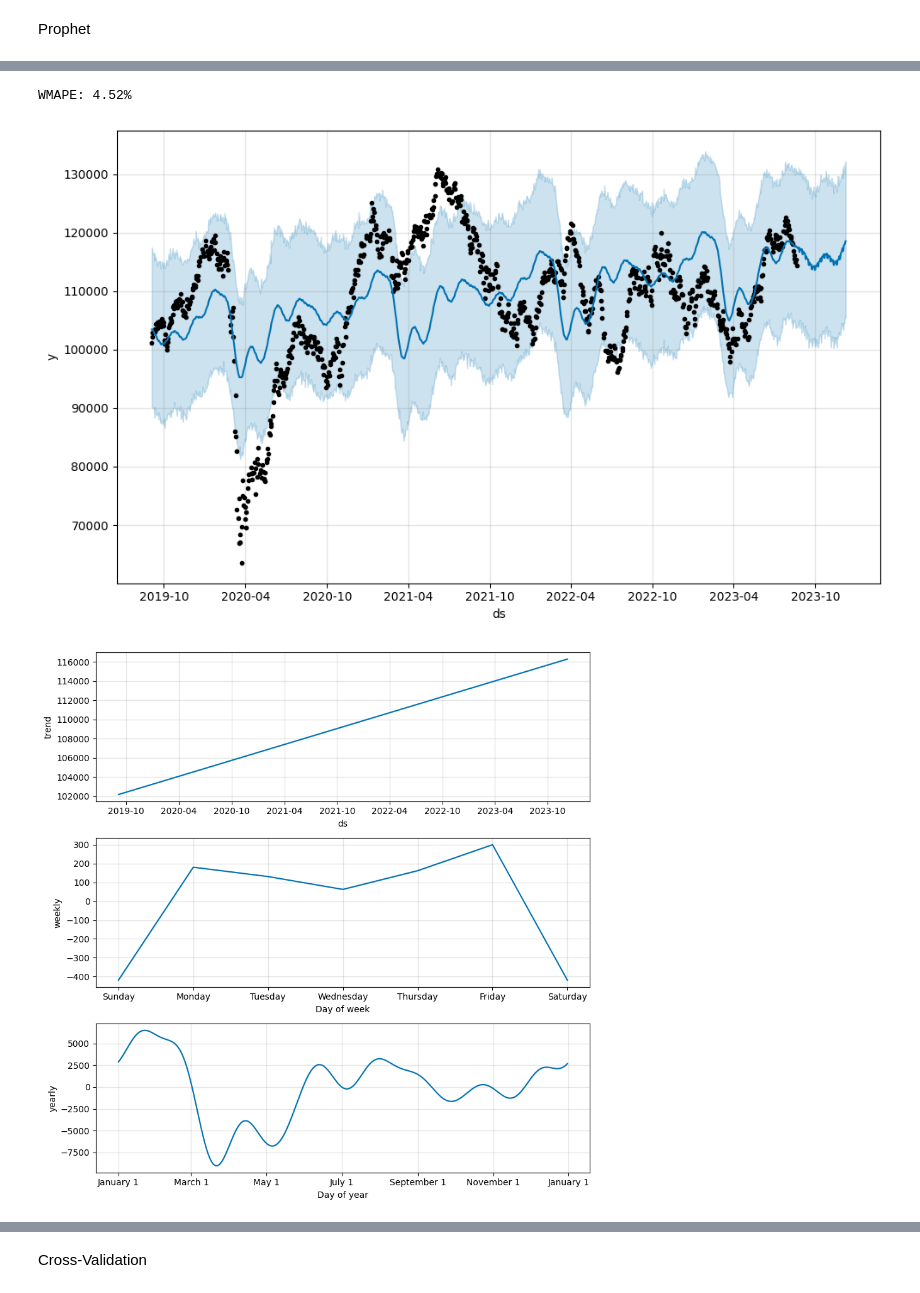
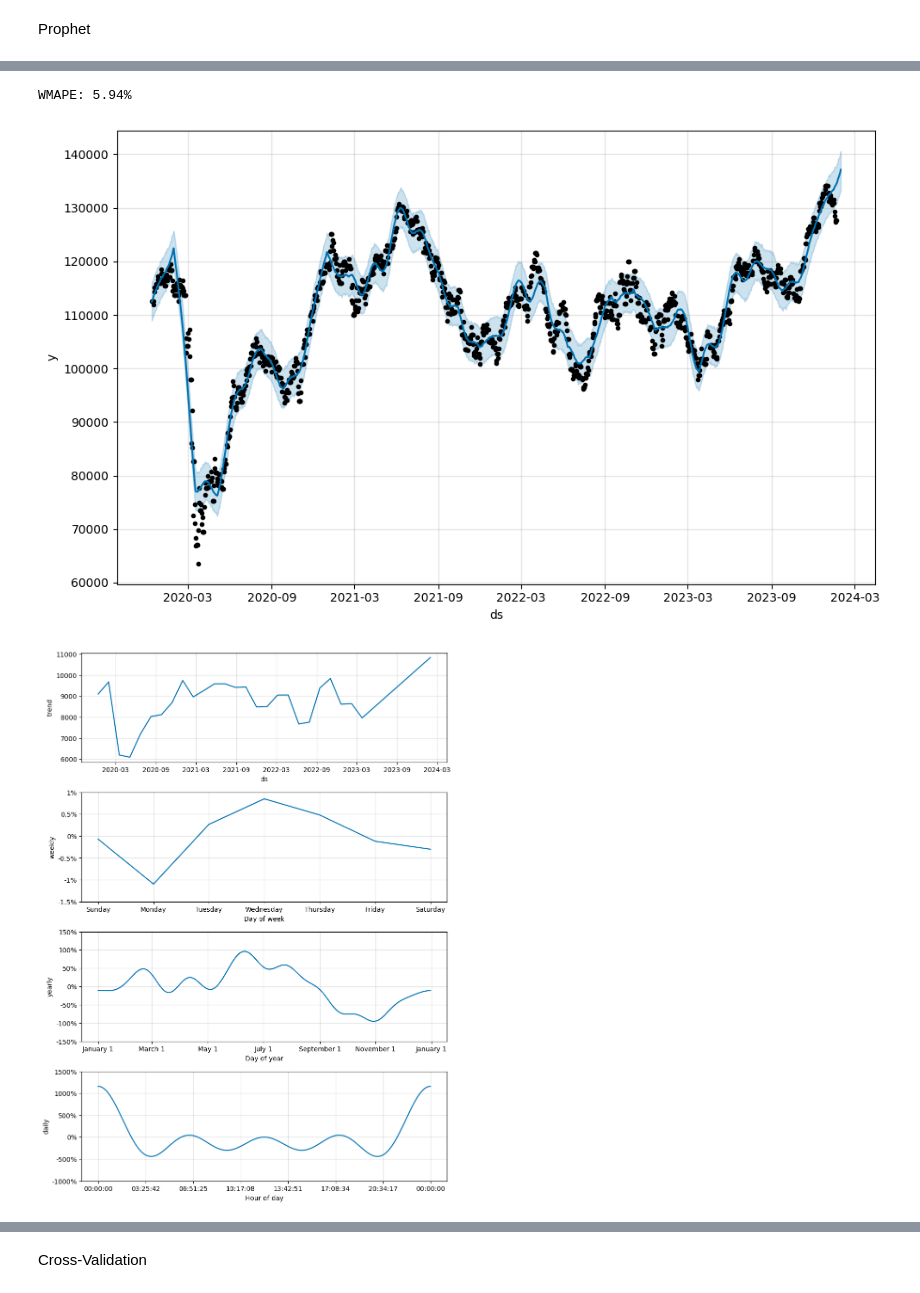
Before and after one commit to iharary/Fiap_Tech_Challenge_02, a Jupyter notebook: notebooks/IBOV.ipynb, the cells around one changed output, grey strips where cells are left out. Saved outputs shown, nothing was run; the diff lists cells and outputs as text; code cells hidden in the pictures.

```diff
--- a/notebooks/IBOV.ipynb
+++ b/notebooks/IBOV.ipynb
@@ -61,7 +61,7 @@ inicio = '1900-01-01'
 fim = '2024-01-31'
 window = 12
 
-data_inicio_modelo = '2021-01-31'
+data_inicio_modelo = '2020-01-31'
 
 # Converte as strings para datas
 fim_date = datetime.strptime(fim, '%Y-%m-%d')
@@ -72,6 +72,9 @@ total_dias = (fim_date - data_inicio_modelo_date).days
 
 treino_dias = int(total_dias * 0.90)
 teste_dias = int(total_dias * 0.10)
+
+treino_dias = 1000
+teste_dias = 10
 # %%
 
 
@@ -330,6 +322,18 @@ df_fechamento_estacionaria.columns = ['ds', 'y']
 df_fechamento_estacionaria['unique_id'] = 'IBOV'
 
 df_modelo = df_fechamento_estacionaria.copy()
+# %%
+#renomear o campo date para ds, campo close para y e criar o campo unique_id
+#df_fechamento_n_estacionaria = df_close.copy()
+df_fechamento_n_estacionaria = df_close_last.copy()
+df_fechamento_n_estacionaria['id'] = range(1, len(df_fechamento_n_estacionaria) + 1)
+df_fechamento_n_estacionaria.reset_index(inplace=True)
+df_fechamento_n_estacionaria = df_fechamento_n_estacionaria.set_index('id')
+df_fechamento_n_estacionaria['Date'] = pd.to_datetime(df_fechamento_n_estacionaria['Date'], format='%Y-%m-%d')
+df_fechamento_n_estacionaria.columns = ['ds', 'y']
+df_fechamento_n_estacionaria['unique_id'] = 'IBOV'
+
+df_modelo_prophet = df_fechamento_n_estacionaria.copy()
 # %%
 # Dividindo os dados em treino e teste
 '''
@@ -396,11 +400,11 @@ WMAPE: 100.01%
 # %% [markdown]
 Prophet
 # %%
-model3 = Prophet(changepoint_prior_scale= 0.001, seasonality_prior_scale= 0.01)
+model3 = Prophet(daily_seasonality=True,seasonality_mode='multiplicative',seasonality_prior_scale=1000)
 model3.fit(treino_prophet)
 
 
-future = model3.make_future_dataframe(periods=h_prophet)
+future = model3.make_future_dataframe(periods=h_prophet,)
 #future.tail()
 
 forecast3 = model3.predict(future)
@@ -427,6 +431,6 @@ fig2 = model3.plot_components(forecast3)
-WMAPE: 4.52%
+WMAPE: 5.94%
-[figure, old version]
+[figure, new version]
-[figure, old version]
+[figure, new version]
 # %%
 plt.figure(figsize=(15, 10))
 
```
Also changed, not shown: parts of 9 cells of this notebook, 10 other files.
